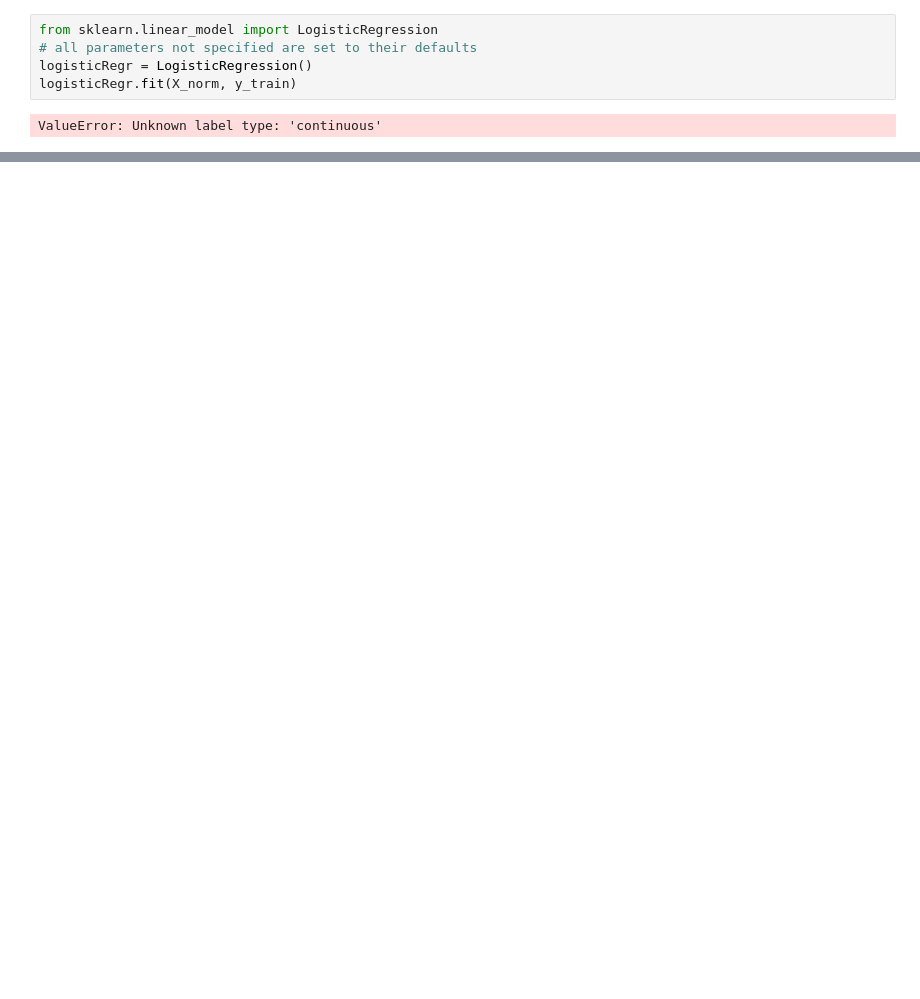
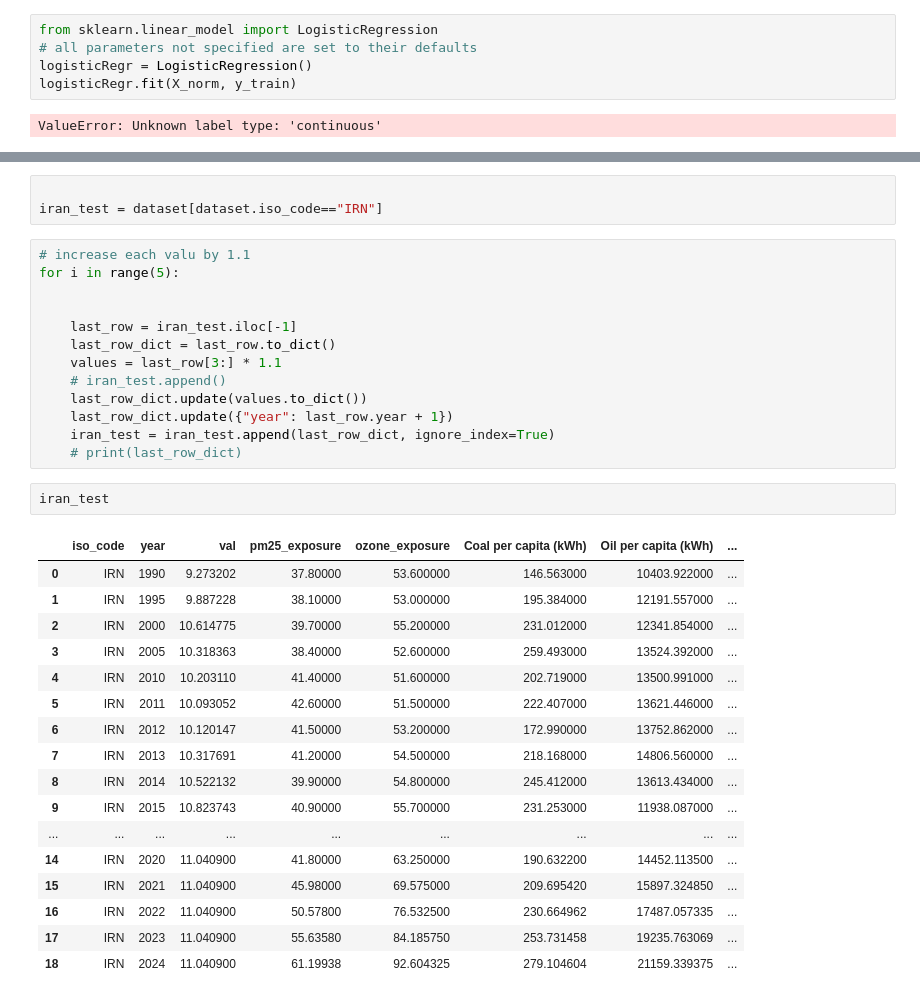
Before and after one commit to 1-1is0/air_pollution_effect, a Jupyter notebook: predict.ipynb, the cells around one changed output, grey strips where cells are left out. Saved outputs shown, nothing was run; the diff lists cells and outputs as text; blank space fills up the shorter version.

```diff
--- a/predict.ipynb
+++ b/predict.ipynb
@@ -533,0 +596,36 @@ ValueError: Unknown label type: (array([26.91075147, 21.51237585, 20.51583549, 1
+# %%
+
+iran_test = dataset[dataset.iso_code=="IRN"]
+# %%
+# increase each valu by 1.1
+for i in range(5):
+
+
+    last_row = iran_test.iloc[-1]
+    last_row_dict = last_row.to_dict()
+    values = last_row[3:] * 1.1
+    # iran_test.append()
+    last_row_dict.update(values.to_dict())
+    last_row_dict.update({"year": last_row.year + 1})
+    iran_test = iran_test.append(last_row_dict, ignore_index=True)
+    # print(last_row_dict)
+# %%
+iran_test
+# %% [output]
+|  | iso_code | year | val | pm25_exposure | ozone_exposure | Coal per capita (kWh) | Oil per capita (kWh) | ... |
+| 0 | IRN | 1990 | 9.273202 | 37.80000 | 53.600000 | 146.563000 | 10403.922000 | ... |
+| 1 | IRN | 1995 | 9.887228 | 38.10000 | 53.000000 | 195.384000 | 12191.557000 | ... |
+| 2 | IRN | 2000 | 10.614775 | 39.70000 | 55.200000 | 231.012000 | 12341.854000 | ... |
+| 3 | IRN | 2005 | 10.318363 | 38.40000 | 52.600000 | 259.493000 | 13524.392000 | ... |
+| 4 | IRN | 2010 | 10.203110 | 41.40000 | 51.600000 | 202.719000 | 13500.991000 | ... |
+| 5 | IRN | 2011 | 10.093052 | 42.60000 | 51.500000 | 222.407000 | 13621.446000 | ... |
+| 6 | IRN | 2012 | 10.120147 | 41.50000 | 53.200000 | 172.990000 | 13752.862000 | ... |
+| 7 | IRN | 2013 | 10.317691 | 41.20000 | 54.500000 | 218.168000 | 14806.560000 | ... |
+| 8 | IRN | 2014 | 10.522132 | 39.90000 | 54.800000 | 245.412000 | 13613.434000 | ... |
+| 9 | IRN | 2015 | 10.823743 | 40.90000 | 55.700000 | 231.253000 | 11938.087000 | ... |
+| ... | ... | ... | ... | ... | ... | ... | ... | ... |
+| 14 | IRN | 2020 | 11.040900 | 41.80000 | 63.250000 | 190.632200 | 14452.113500 | ... |
+| 15 | IRN | 2021 | 11.040900 | 45.98000 | 69.575000 | 209.695420 | 15897.324850 | ... |
+| 16 | IRN | 2022 | 11.040900 | 50.57800 | 76.532500 | 230.664962 | 17487.057335 | ... |
+| 17 | IRN | 2023 | 11.040900 | 55.63580 | 84.185750 | 253.731458 | 19235.763069 | ... |
+| 18 | IRN | 2024 | 11.040900 | 61.19938 | 92.604325 | 279.104604 | 21159.339375 | ... |
```
Also changed, not shown: parts of 39 cells of this notebook, 2 other files.
